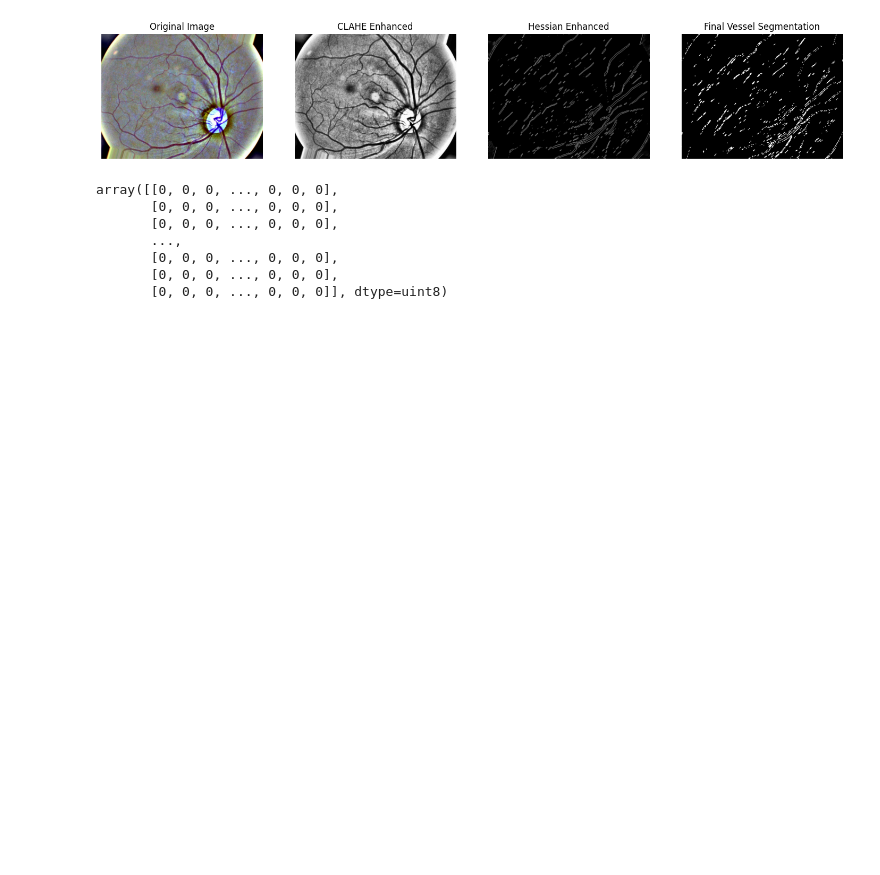
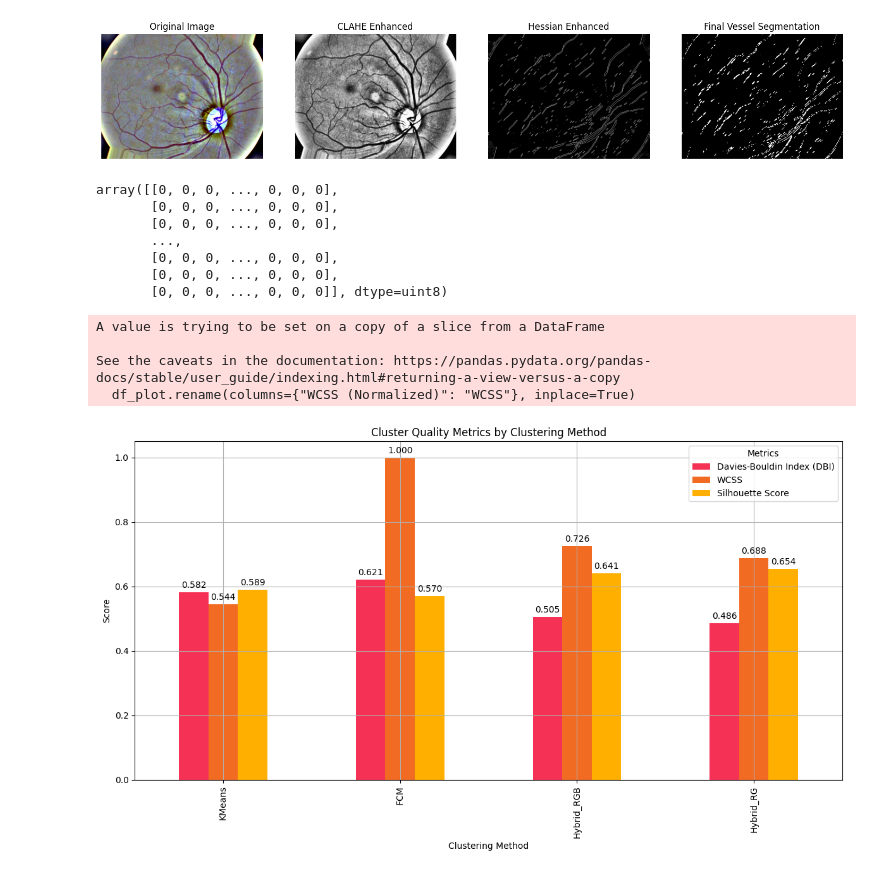
Before and after one commit to Dhruv-saxena-25/Image_Enhancement-Clustring-, a Jupyter notebook: rs1_imple.ipynb, the cells around one changed output. Saved outputs shown, nothing was run; the diff lists cells and outputs as text; code cells hidden in the pictures; blank space fills up the shorter version.

```diff
--- a/rs1_imple.ipynb
+++ b/rs1_imple.ipynb
@@ -81,3 +81,51 @@ array([[0, 0, 0, ..., 0, 0, 0],
        [0, 0, 0, ..., 0, 0, 0],
        [0, 0, 0, ..., 0, 0, 0],
        [0, 0, 0, ..., 0, 0, 0]], dtype=uint8)
+# %%
+import matplotlib.pyplot as plt
+import pandas as pd
+
+custom_colors = ['#f53255', '#f26b23', '#ffaf00']
+# Data
+data = {
+    "Method": [
+        "KMeans",
+        "FCM",
+        "Hybrid_RGB",
+        "Hybrid_RG"
+    ],
+    "Davies-Bouldin Index (DBI)": [0.5819, 0.6208, 0.5051, 0.4858],
+    "Within-Cluster Sum of Squares (WCSS)": [3044330.0, 5597455.0, 4060983.0, 3851497.0],
+    "Silhouette Score": [0.5888, 0.5700, 0.6409, 0.6538]
+}
+
+df = pd.DataFrame(data)
+
+# Normalize WCSS for visualization
+df["WCSS (Normalized)"] = df["Within-Cluster Sum of Squares (WCSS)"] / df["Within-Cluster Sum of Squares (WCSS)"].max()
+
+# Prepare DataFrame for plotting
+df_plot = df[["Method", "Davies-Bouldin Index (DBI)", "WCSS (Normalized)", "Silhouette Score"]]
+df_plot.set_index("Method", inplace=True)
+df_plot.rename(columns={"WCSS (Normalized)": "Normalized WCSS"}, inplace=True)
+
+# Plot
+ax = df_plot.plot(kind="bar", figsize=(12, 7), color= custom_colors)
+plt.title("Cluster Quality Metrics by Clustering Method")
+plt.ylabel("Score")
+plt.xlabel("Clustering Method")
+plt.grid(True)
+plt.legend(title="Metrics")
+
+# Add value labels on top of bars
+for container in ax.containers:
+    ax.bar_label(container, fmt='%.3f', padding=3)
+
+plt.tight_layout()
+plt.show()
+# %% [output]
+A value is trying to be set on a copy of a slice from a DataFrame
+
+See the caveats in the documentation: https://pandas.pydata.org/pandas-docs/stable/user_guide/indexing.html#returning-a-view-versus-a-copy
+  df_plot.rename(columns={"WCSS (Normalized)": "WCSS"}, inplace=True)
+[figure, added]
```
Also changed, not shown: 9 other files.
